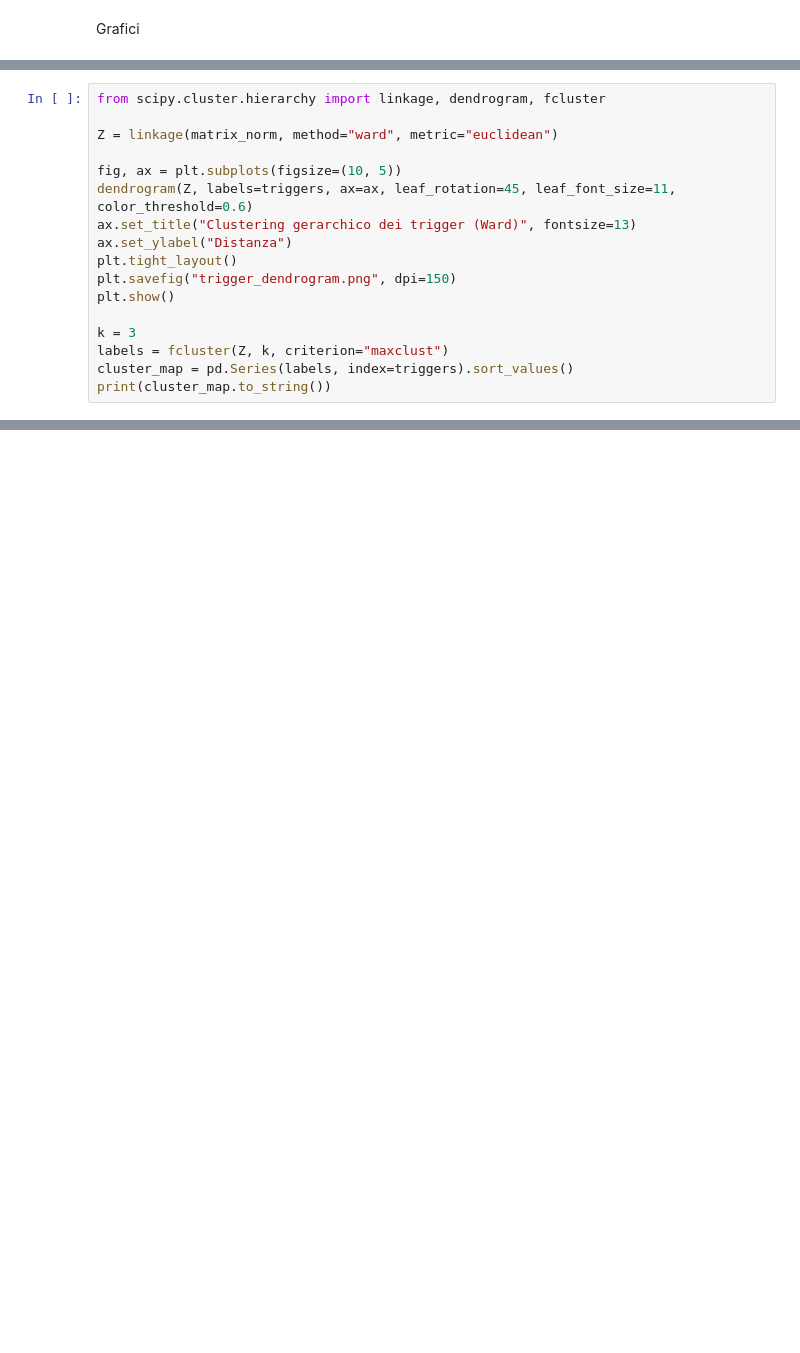
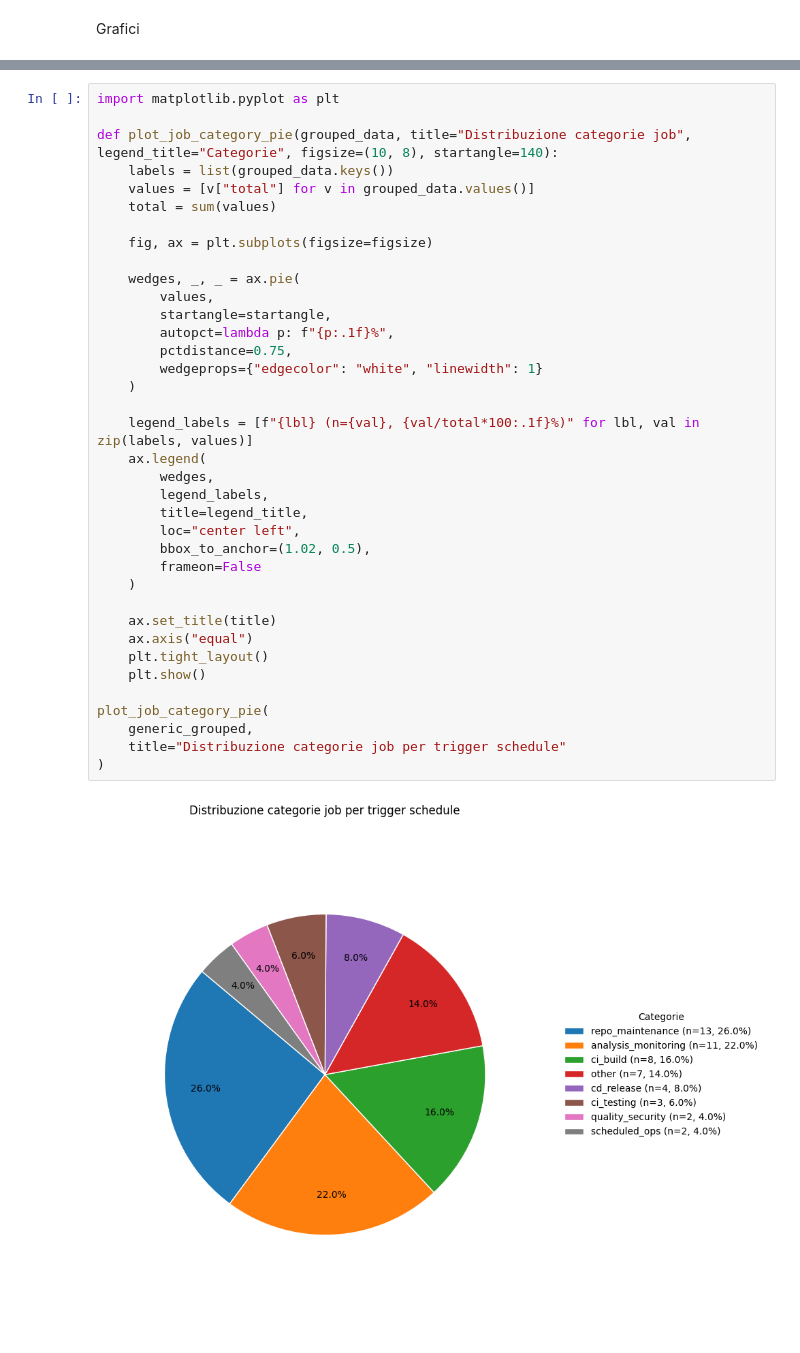
Before and after one commit to GiuSeppE898/SE4AI-base, a Jupyter notebook: notebooks/rq_2.ipynb, the cells around one changed output, grey strips where cells are left out. Drawn from its saved outputs; the diff is of its cells as text; blank space fills up the shorter version.

```diff
--- a/notebooks/rq_2.ipynb
+++ b/notebooks/rq_2.ipynb
@@ -359,17 +259,0 @@ NameError: name 'fcluster' is not defined
-# %%
-from scipy.cluster.hierarchy import linkage, dendrogram, fcluster
-
-Z = linkage(matrix_norm, method="ward", metric="euclidean")
-
-fig, ax = plt.subplots(figsize=(10, 5))
-dendrogram(Z, labels=triggers, ax=ax, leaf_rotation=45, leaf_font_size=11, color_threshold=0.6)
-ax.set_title("Clustering gerarchico dei trigger (Ward)", fontsize=13)
-ax.set_ylabel("Distanza")
-plt.tight_layout()
-plt.savefig("trigger_dendrogram.png", dpi=150)
-plt.show()
-
-k = 3
-labels = fcluster(Z, k, criterion="maxclust")
-cluster_map = pd.Series(labels, index=triggers).sort_values()
-print(cluster_map.to_string())
@@ -430,0 +357,39 @@ for c in sorted(cluster_map_df["cluster"].unique()):
+# %%
+import matplotlib.pyplot as plt
+
+def plot_job_category_pie(grouped_data, title="Distribuzione categorie job", legend_title="Categorie", figsize=(10, 8), startangle=140):
+    labels = list(grouped_data.keys())
+    values = [v["total"] for v in grouped_data.values()]
+    total = sum(values)
+
+    fig, ax = plt.subplots(figsize=figsize)
+
+    wedges, _, _ = ax.pie(
+        values,
+        startangle=startangle,
+        autopct=lambda p: f"{p:.1f}%",
+        pctdistance=0.75,
+        wedgeprops={"edgecolor": "white", "linewidth": 1}
+    )
+
+    legend_labels = [f"{lbl} (n={val}, {val/total*100:.1f}%)" for lbl, val in zip(labels, values)]
+    ax.legend(
+        wedges,
+        legend_labels,
+        title=legend_title,
+        loc="center left",
+        bbox_to_anchor=(1.02, 0.5),
+        frameon=False
+    )
+
+    ax.set_title(title)
+    ax.axis("equal")
+    plt.tight_layout()
+    plt.show()
+
+plot_job_category_pie(
+    generic_grouped,
+    title="Distribuzione categorie job per trigger schedule"
+)
+# %% [output]
+[figure, added]
```
Also changed, not shown: parts of 22 cells of this notebook, 1 other file.
